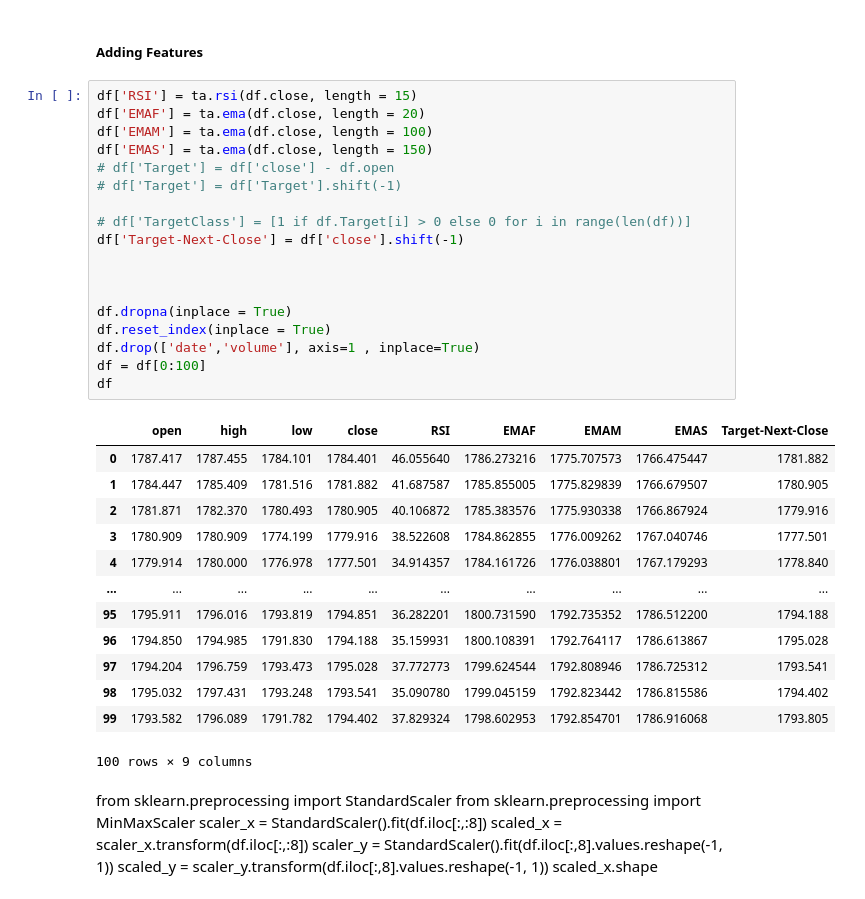
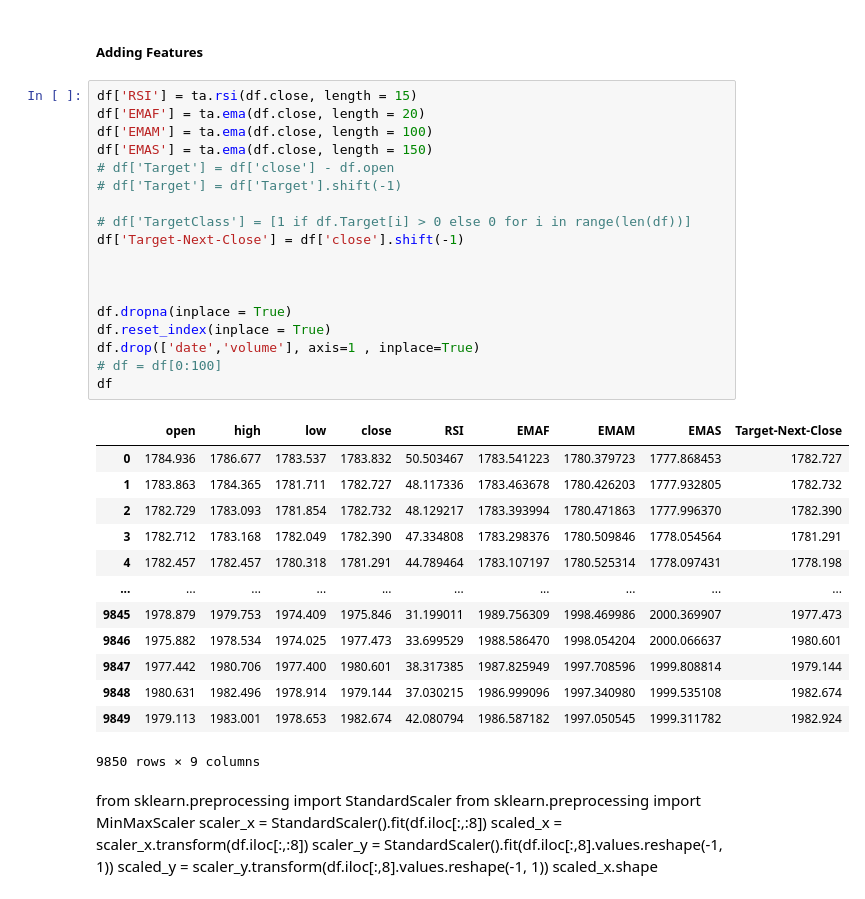
Before and after one commit to pkong001/Neural-Network-XAUUSD, a Jupyter notebook: LSTM me.ipynb, the cells around one changed output. Cells and saved outputs as stored; diff of their text form.

```diff
--- a/LSTM me.ipynb
+++ b/LSTM me.ipynb
@@ -51,35 +50,35 @@ date
 # %%
 df['RSI'] = ta.rsi(df.close, length = 15)
 df['EMAF'] = ta.ema(df.close, length = 20)
 df['EMAM'] = ta.ema(df.close, length = 100)
 df['EMAS'] = ta.ema(df.close, length = 150)
 # df['Target'] = df['close'] - df.open
 # df['Target'] = df['Target'].shift(-1)
 
 # df['TargetClass'] = [1 if df.Target[i] > 0 else 0 for i in range(len(df))]
 df['Target-Next-Close'] = df['close'].shift(-1)
 
 
 
 df.dropna(inplace = True)
 df.reset_index(inplace = True)
 df.drop(['date','volume'], axis=1 , inplace=True)
-df = df[0:100]
+# df = df[0:100]
 df
 # %% [output]
 |  | open | high | low | close | RSI | EMAF | EMAM | EMAS | Target-Next-Close |
-| 0 | 1787.417 | 1787.455 | 1784.101 | 1784.401 | 46.055640 | 1786.273216 | 1775.707573 | 1766.475447 | 1781.882 |
-| 1 | 1784.447 | 1785.409 | 1781.516 | 1781.882 | 41.687587 | 1785.855005 | 1775.829839 | 1766.679507 | 1780.905 |
-| 2 | 1781.871 | 1782.370 | 1780.493 | 1780.905 | 40.106872 | 1785.383576 | 1775.930338 | 1766.867924 | 1779.916 |
-| 3 | 1780.909 | 1780.909 | 1774.199 | 1779.916 | 38.522608 | 1784.862855 | 1776.009262 | 1767.040746 | 1777.501 |
-| 4 | 1779.914 | 1780.000 | 1776.978 | 1777.501 | 34.914357 | 1784.161726 | 1776.038801 | 1767.179293 | 1778.840 |
+| 0 | 1784.936 | 1786.677 | 1783.537 | 1783.832 | 50.503467 | 1783.541223 | 1780.379723 | 1777.868453 | 1782.727 |
+| 1 | 1783.863 | 1784.365 | 1781.711 | 1782.727 | 48.117336 | 1783.463678 | 1780.426203 | 1777.932805 | 1782.732 |
+| 2 | 1782.729 | 1783.093 | 1781.854 | 1782.732 | 48.129217 | 1783.393994 | 1780.471863 | 1777.996370 | 1782.390 |
+| 3 | 1782.712 | 1783.168 | 1782.049 | 1782.390 | 47.334808 | 1783.298376 | 1780.509846 | 1778.054564 | 1781.291 |
+| 4 | 1782.457 | 1782.457 | 1780.318 | 1781.291 | 44.789464 | 1783.107197 | 1780.525314 | 1778.097431 | 1778.198 |
 | ... | ... | ... | ... | ... | ... | ... | ... | ... | ... |
-| 95 | 1795.911 | 1796.016 | 1793.819 | 1794.851 | 36.282201 | 1800.731590 | 1792.735352 | 1786.512200 | 1794.188 |
-| 96 | 1794.850 | 1794.985 | 1791.830 | 1794.188 | 35.159931 | 1800.108391 | 1792.764117 | 1786.613867 | 1795.028 |
-| 97 | 1794.204 | 1796.759 | 1793.473 | 1795.028 | 37.772773 | 1799.624544 | 1792.808946 | 1786.725312 | 1793.541 |
-| 98 | 1795.032 | 1797.431 | 1793.248 | 1793.541 | 35.090780 | 1799.045159 | 1792.823442 | 1786.815586 | 1794.402 |
-| 99 | 1793.582 | 1796.089 | 1791.782 | 1794.402 | 37.829324 | 1798.602953 | 1792.854701 | 1786.916068 | 1793.805 |
+| 9845 | 1978.879 | 1979.753 | 1974.409 | 1975.846 | 31.199011 | 1989.756309 | 1998.469986 | 2000.369907 | 1977.473 |
+| 9846 | 1975.882 | 1978.534 | 1974.025 | 1977.473 | 33.699529 | 1988.586470 | 1998.054204 | 2000.066637 | 1980.601 |
+| 9847 | 1977.442 | 1980.706 | 1977.400 | 1980.601 | 38.317385 | 1987.825949 | 1997.708596 | 1999.808814 | 1979.144 |
+| 9848 | 1980.631 | 1982.496 | 1978.914 | 1979.144 | 37.030215 | 1986.999096 | 1997.340980 | 1999.535108 | 1982.674 |
+| 9849 | 1979.113 | 1983.001 | 1978.653 | 1982.674 | 42.080794 | 1986.587182 | 1997.050545 | 1999.311782 | 1982.924 |
-100 rows × 9 columns
+9850 rows × 9 columns
 # %% [markdown]
 from sklearn.preprocessing import StandardScaler
 from sklearn.preprocessing import MinMaxScaler
```
Also changed, not shown: parts of 28 cells of this notebook, 4 other files.
